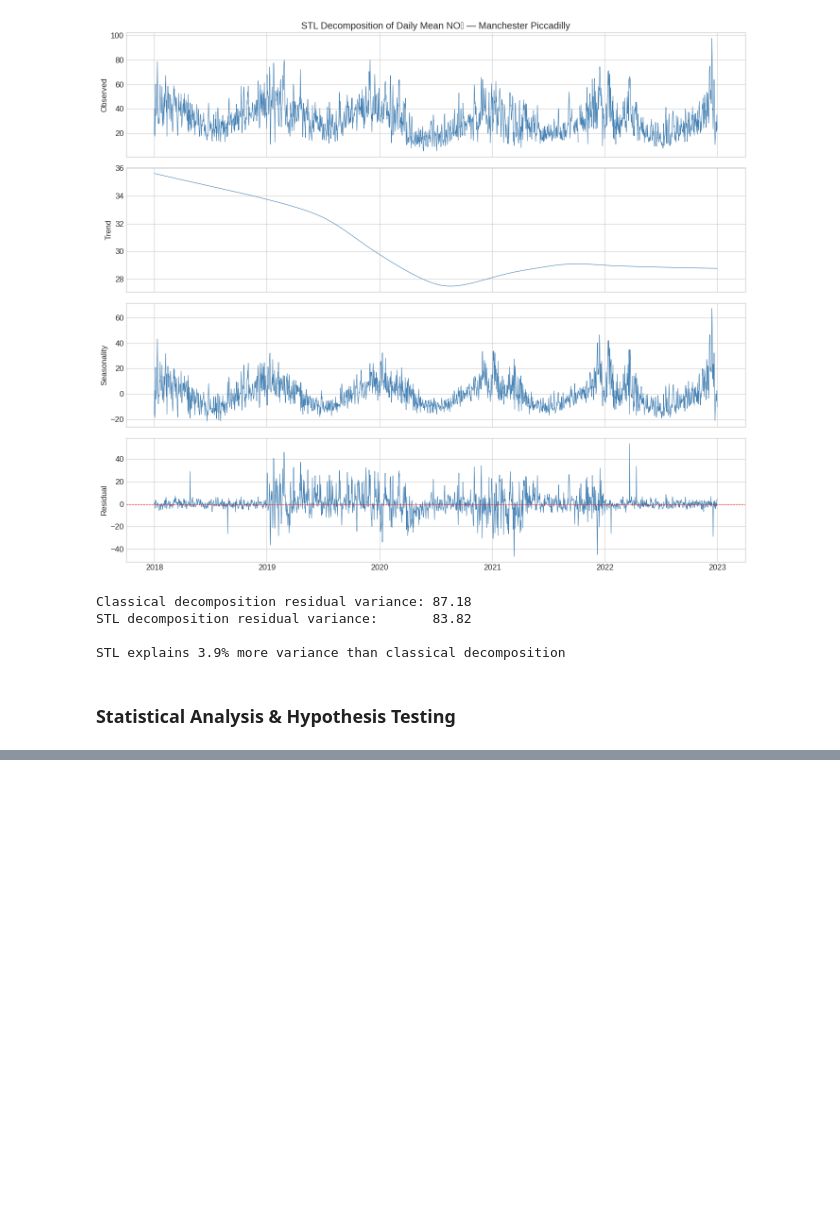
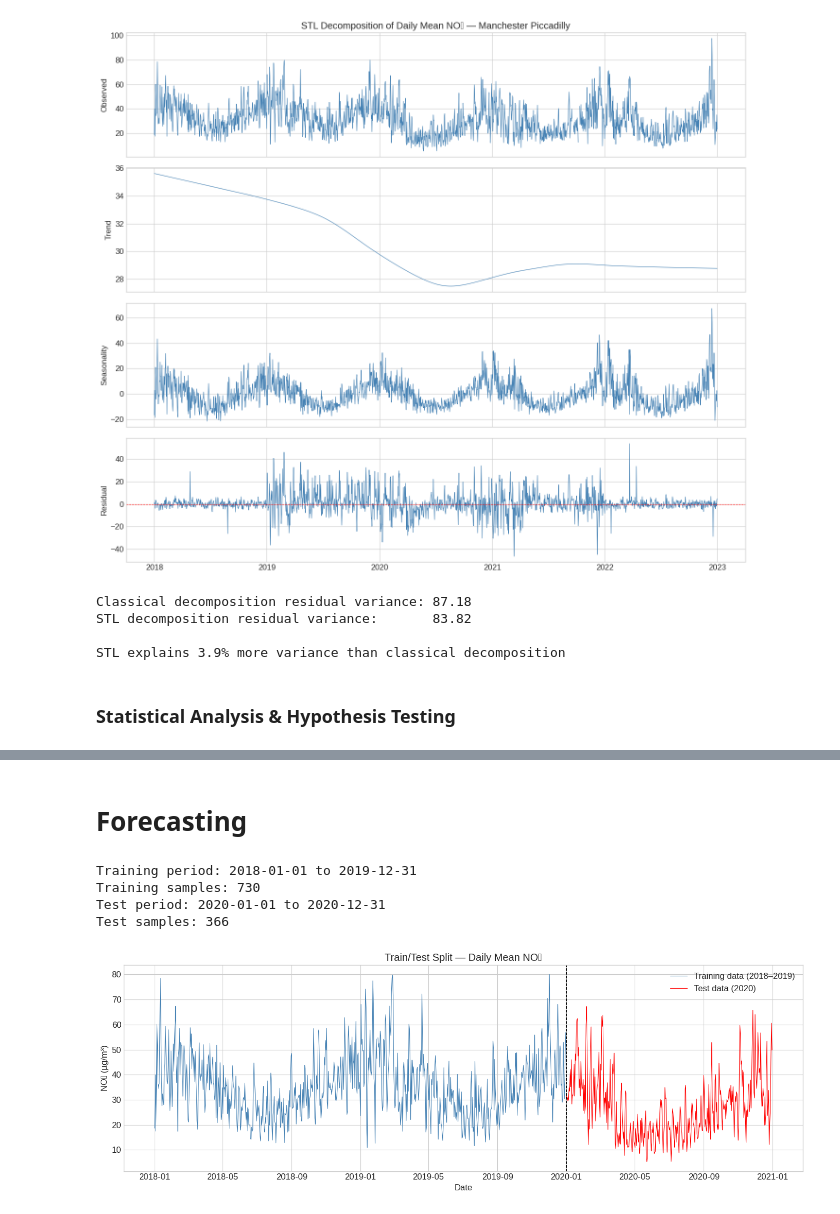
Before and after one commit to dglloyde/uk-air-quality-analysis, a Jupyter notebook: notebooks/P1_air_quality_analysis.ipynb, the cells around one changed output, grey strips where cells are left out. Cells and saved outputs as stored; diff of their text form; code cells hidden in the pictures; blank space fills up the shorter version.

```diff
--- a/notebooks/P1_air_quality_analysis.ipynb
+++ b/notebooks/P1_air_quality_analysis.ipynb
@@ -352,0 +495,39 @@ STL explains 3.9% more variance than classical decomposition
+# %% [markdown]
+# Forecasting
+# %%
+# Train/Test Split
+
+# Train on everything up to end of 2019
+train = daily[:'2019-12-31']
+
+# Test on 2020
+test = daily['2020-01-01':'2020-12-31']
+
+print(f"Training period: {train.index[0].date()} to {train.index[-1].date()}")
+print(f"Training samples: {len(train)}")
+print(f"Test period: {test.index[0].date()} to {test.index[-1].date()}")
+print(f"Test samples: {len(test)}")
+
+# Plot the split
+fig, ax = plt.subplots(figsize=(14, 5))
+
+ax.plot(train.index, train.values, color='steelblue',
+        linewidth=0.8, label='Training data (2018–2019)')
+ax.plot(test.index, test.values, color='red',
+        linewidth=0.8, label='Test data (2020)')
+ax.axvline(pd.Timestamp('2020-01-01'), color='black',
+           linestyle='--', linewidth=1)
+ax.set_title('Train/Test Split — Daily Mean NO₂')
+ax.set_xlabel('Date')
+ax.set_ylabel('NO₂ (µg/m³)')
+ax.legend()
+
+plt.tight_layout()
+plt.savefig('no2_train_test_split.png', dpi=150)
+plt.show()
+# %% [output]
+Training period: 2018-01-01 to 2019-12-31
+Training samples: 730
+Test period: 2020-01-01 to 2020-12-31
+Test samples: 366
+[figure, added]
```
Also changed, not shown: parts of 23 cells of this notebook.
